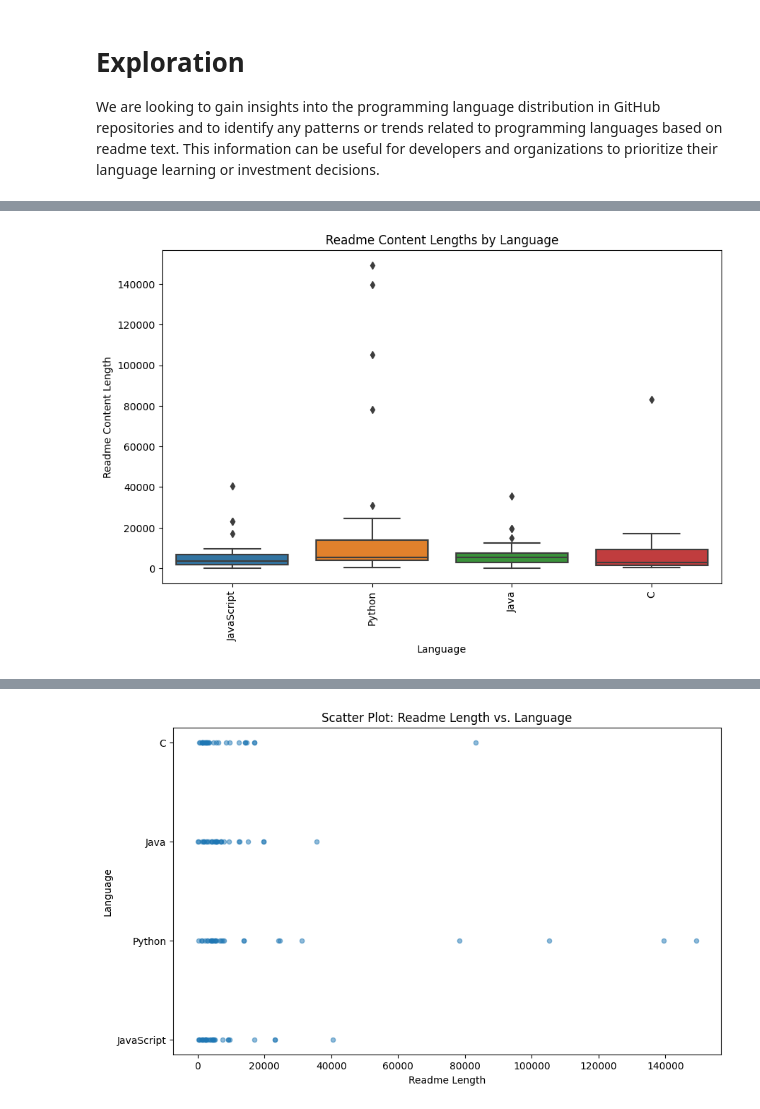
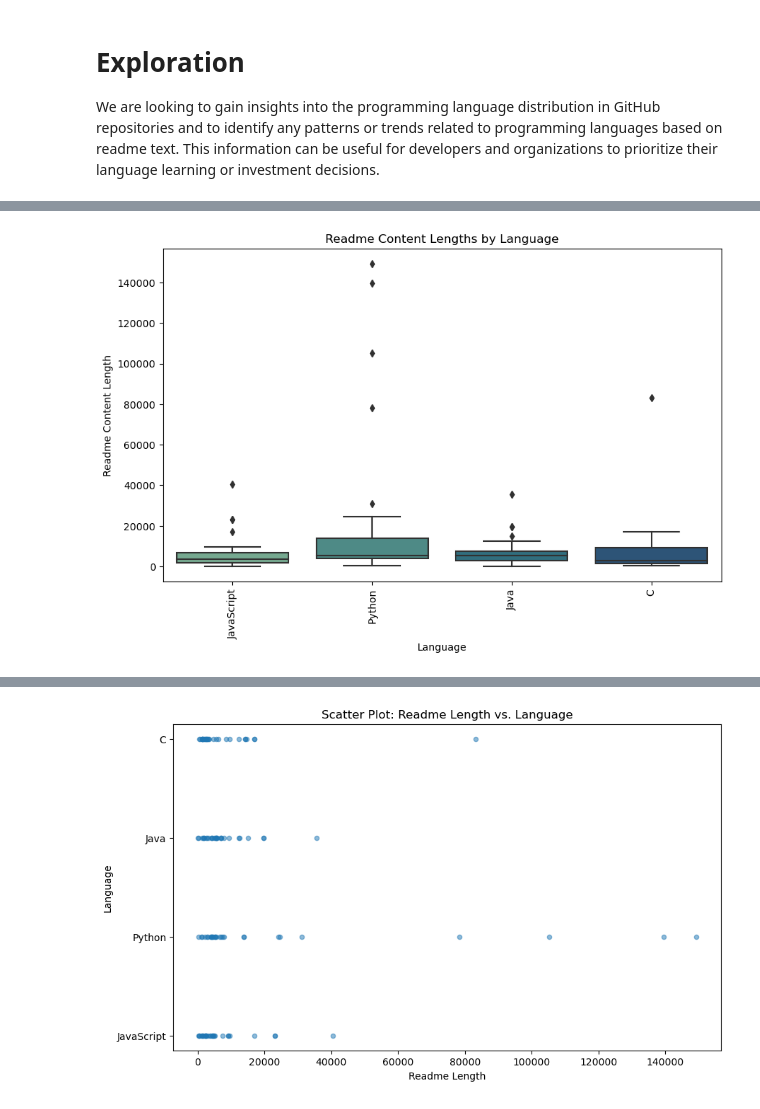
Before and after one commit to What-s-Trending/nlp_project, a Jupyter notebook: final_report.ipynb, the cells around one changed output, grey strips where cells are left out. Saved outputs shown, nothing was run; the diff lists cells and outputs as text; code cells hidden in the pictures.

```diff
--- a/final_report.ipynb
+++ b/final_report.ipynb
@@ -139,17 +139,17 @@ Name: count, dtype: int64
 # %%
 # Add a column for readme content lengths
 df['readme_length'] = df['clean'].apply(len)
 
 # Box plot of readme content lengths by language
 plt.figure(figsize=(10, 6))
-sns.boxplot(x='language', y='readme_length', data=df)
+sns.boxplot(x='language', y='readme_length', data=df, palette='crest')
 plt.title('Readme Content Lengths by Language')
 plt.xlabel('Language')
 plt.ylabel('Readme Content Length')
 plt.xticks(rotation=90)
 plt.show()
 # %% [output]
-[figure, old version]
+[figure, new version]
 # %%
 # Calculate the length of each readme content
 df['content_length'] = df['clean'].apply(len)
```
Also changed, not shown: parts of 7 cells of this notebook.
